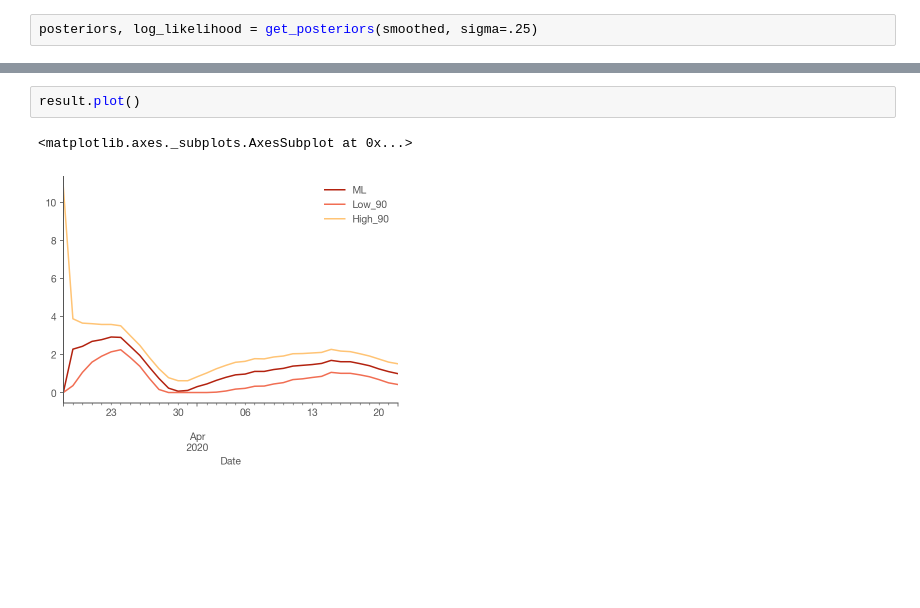
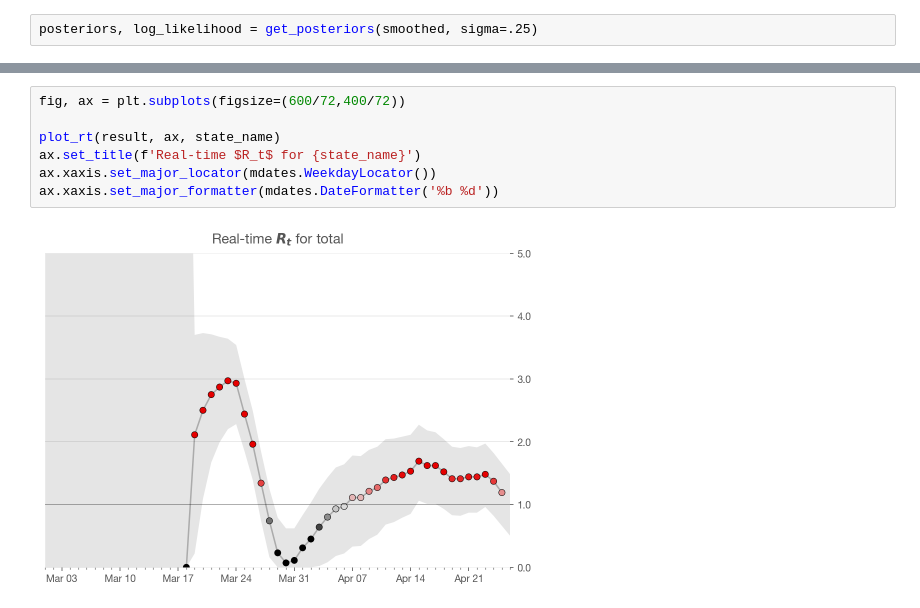
Before and after one commit to heerden/covid-19, a Jupyter notebook: Realtime_R0_World.ipynb, the cells around one changed output, grey strips where cells are left out. Drawn from its saved outputs; the diff is of its cells as text; blank space fills up the shorter version.

```diff
--- a/Realtime_R0_World.ipynb
+++ b/Realtime_R0_World.ipynb
@@ -100,5 +130,9 @@ result
-# %%
-result.plot()
-# %% [output]
-<matplotlib.axes._subplots.AxesSubplot at 0x...>
-[figure, removed]
+# %%
+fig, ax = plt.subplots(figsize=(600/72,400/72))
+
+plot_rt(result, ax, state_name)
+ax.set_title(f'Real-time $R_t$ for {state_name}')
+ax.xaxis.set_major_locator(mdates.WeekdayLocator())
+ax.xaxis.set_major_formatter(mdates.DateFormatter('%b %d'))
+# %% [output]
+[figure, added]
```
Also changed, not shown: parts of 6 cells of this notebook.
